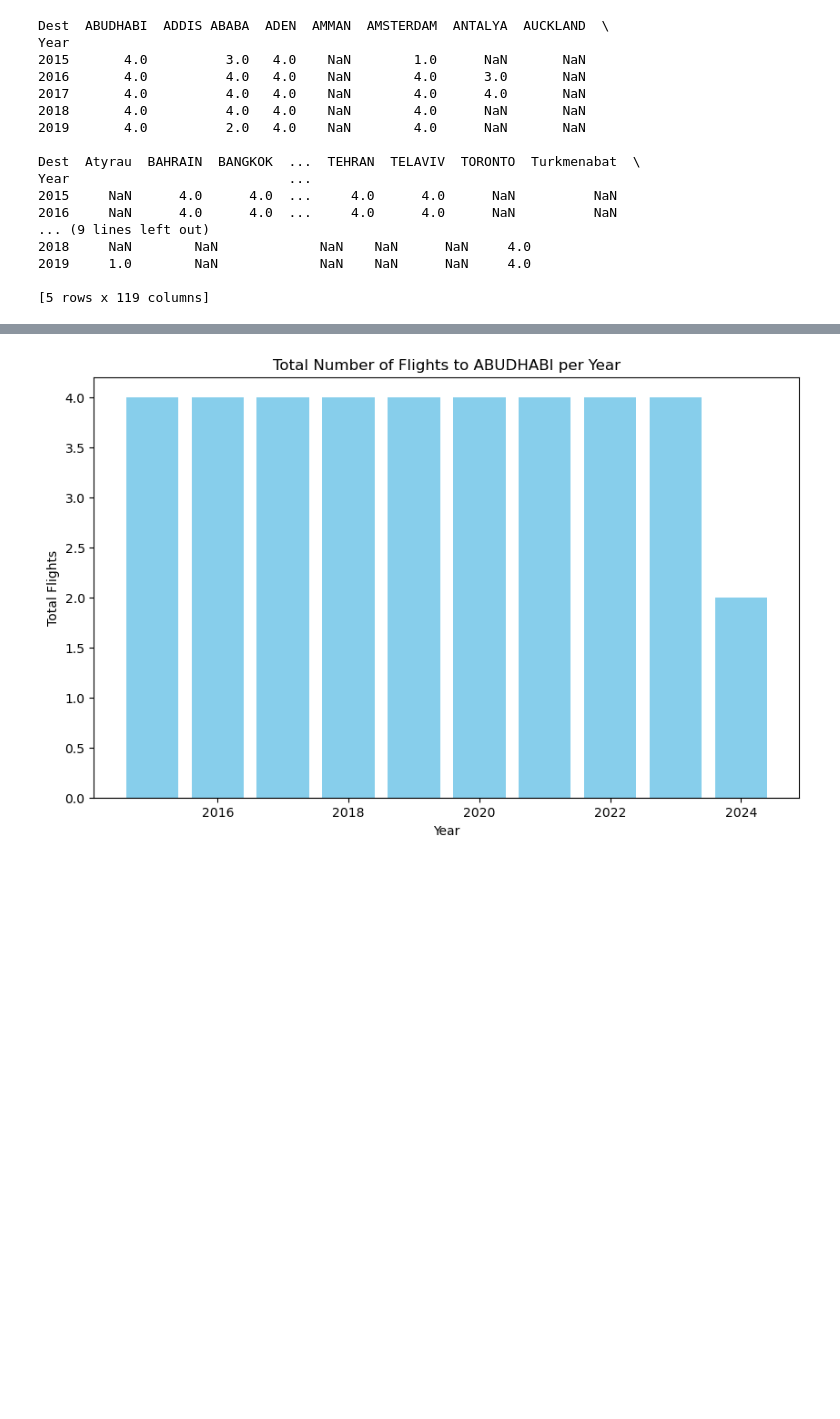
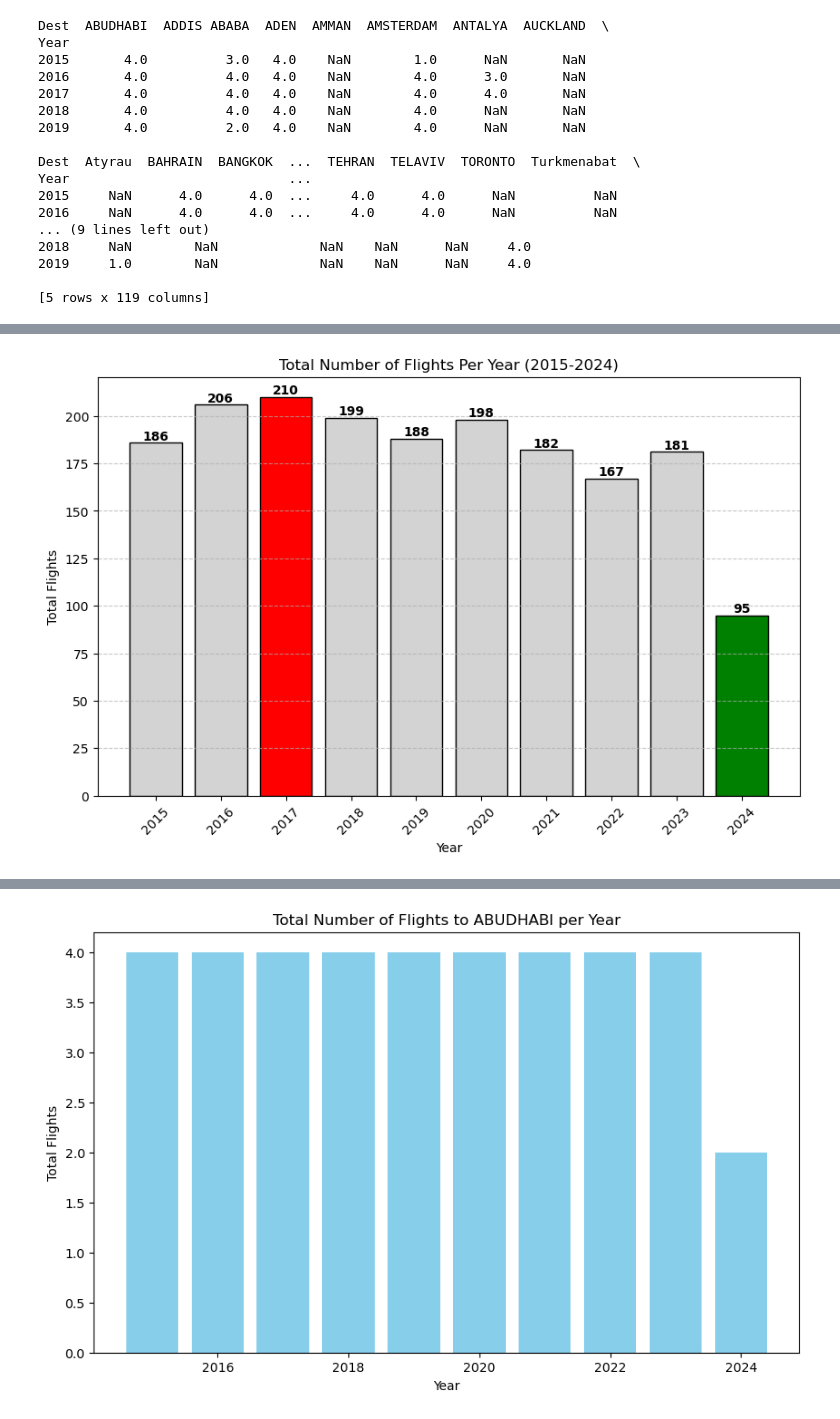
Before and after one commit to rushiraj070/Mumbai_Airport-International_Flight_Analysis, a Jupyter notebook: notebooks/visualization.ipynb, the cells around one changed output, grey strips where cells are left out. Cells and saved outputs as stored; diff of their text form; code cells hidden in the pictures; blank space fills up the shorter version.

```diff
--- a/notebooks/visualization.ipynb
+++ b/notebooks/visualization.ipynb
@@ -138,0 +134,29 @@ plt.show()
+# %%
+total_flights_per_year = df_flights.groupby('Year').size()
+
+# Identify max and min values
+max_value = total_flights_per_year.max()
+min_value = total_flights_per_year.min()
+
+# Assign colors based on conditions
+colors = ['red' if flights == max_value else 'green' if flights == min_value else 'lightgrey' for flights in total_flights_per_year]
+
+# Plotting the bar chart
+plt.figure(figsize=(10, 6))
+bars = plt.bar(total_flights_per_year.index, total_flights_per_year.values, color=colors, edgecolor='black')
+
+# Annotating each bar with the flight count
+for bar in bars:
+    plt.text(bar.get_x() + bar.get_width()/2, bar.get_height(), str(int(bar.get_height())),
+             ha='center', va='bottom', fontsize=10, fontweight='bold')
+
+# Formatting the X-axis labels to display each year properly
+plt.xticks(total_flights_per_year.index, rotation=45)
+
+plt.xlabel('Year')
+plt.ylabel('Total Flights')
+plt.title('Total Number of Flights Per Year (2015-2024)')
+plt.grid(axis='y', linestyle='--', alpha=0.7)
+plt.show()
+# %% [output]
+[figure, added]
```
Also changed, not shown: parts of 7 cells of this notebook, 2 other files.
